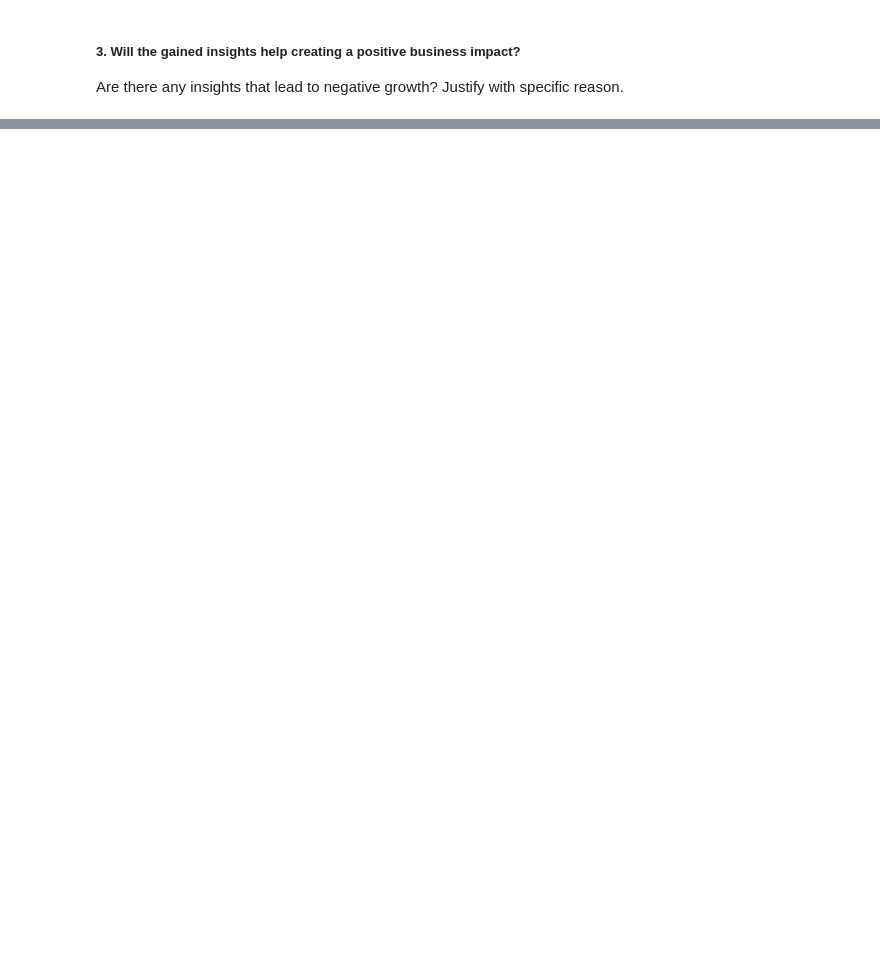
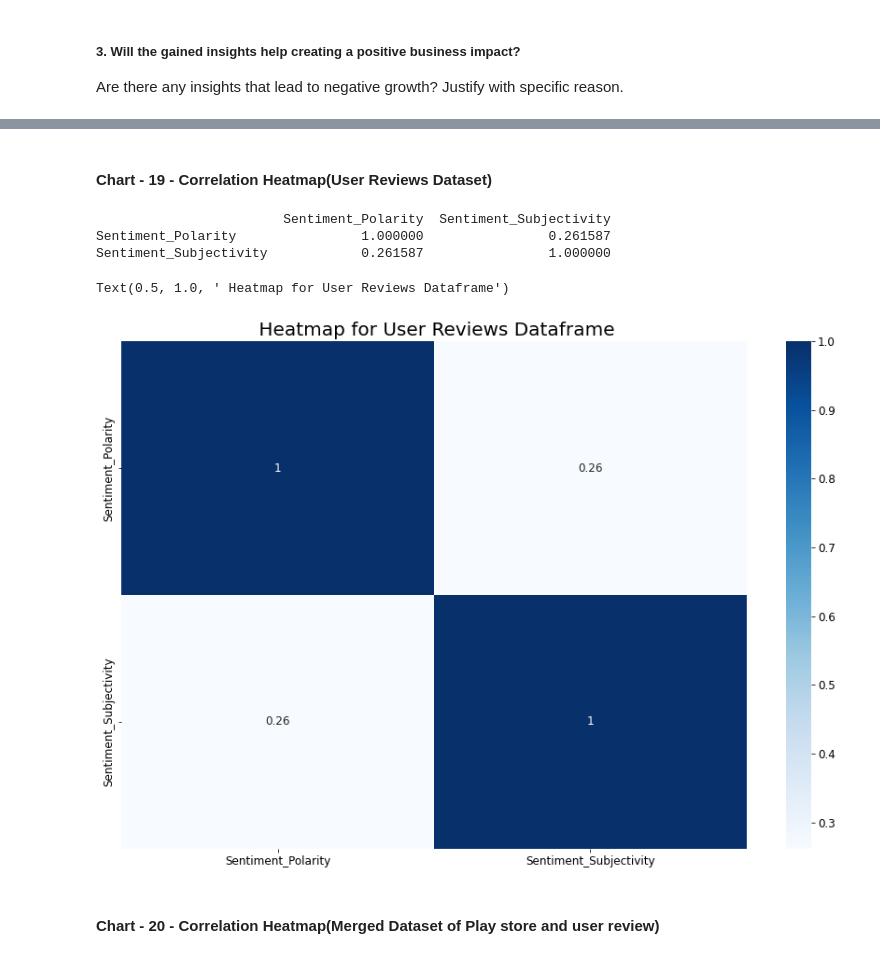
Before and after one commit to MohammadSarim/Capstone-Project-1-Play-Store-App-Review-Analysis, a Jupyter notebook: Capstone_Project_EDA_(PlayStore_App_Review_Analysis).ipynb, the cells around one changed output, grey strips where cells are left out. Cells and saved outputs as stored; diff of their text form; code cells hidden in the pictures; blank space fills up the shorter version.

```diff
--- a/Capstone_Project_EDA_(PlayStore_App_Review_Analysis).ipynb
+++ b/Capstone_Project_EDA_(PlayStore_App_Review_Analysis).ipynb
@@ -1718,0 +1884,15 @@ Are there any insights that lead to negative growth? Justify with specific reaso
+# %%
+# Chart - 13 visualization code
+print(User_Review_DataFrame['Sentiment'].value_counts())
+print(" ")
+
+import matplotlib
+counts = list(User_Review_DataFrame['Sentiment'].value_counts())
+labels = 'Positive Reviews', 'Negative Reviews','Neutral Reviews'
+matplotlib.rcParams['font.size'] = 12
+matplotlib.rcParams['figure.figsize'] = (8, 11)
+plt.pie(counts, labels=labels, explode=[0.01, 0.05, 0.05], shadow=True, autopct="%.2f%%")
+plt.title('Percentage of Review Sentiments', fontsize=18)
+plt.axis('off')
+plt.legend(bbox_to_anchor=(0.9, 0, 0.5, 1))
+plt.show()
@@ -1718,0 +2074,19 @@ Are there any insights that lead to negative growth? Justify with specific reaso
+# %% [markdown]
+#### Chart - 19 - Correlation Heatmap(User Reviews Dataset)
+# %%
+# Data Visualization
+print(User_Review_DataFrame.corr())
+print(" ")
+# Correlation heatmap
+# Heat Map for the merged data frame
+plt.figure(figsize = (15,10))
+sns.heatmap(User_Review_DataFrame.corr(), annot= True, cmap='Blues')
+plt.title(' Heatmap for User Reviews Dataframe', size=20)
+# %% [output]
+                        Sentiment_Polarity  Sentiment_Subjectivity
+Sentiment_Polarity                1.000000                0.261587
+Sentiment_Subjectivity            0.261587                1.000000
+Text(0.5, 1.0, ' Heatmap for User Reviews Dataframe')
+[figure, added]
+# %% [markdown]
+#### Chart - 20 - Correlation Heatmap(Merged Dataset of Play store and user review)
```
Also changed, not shown: parts of 83 cells of this notebook.
